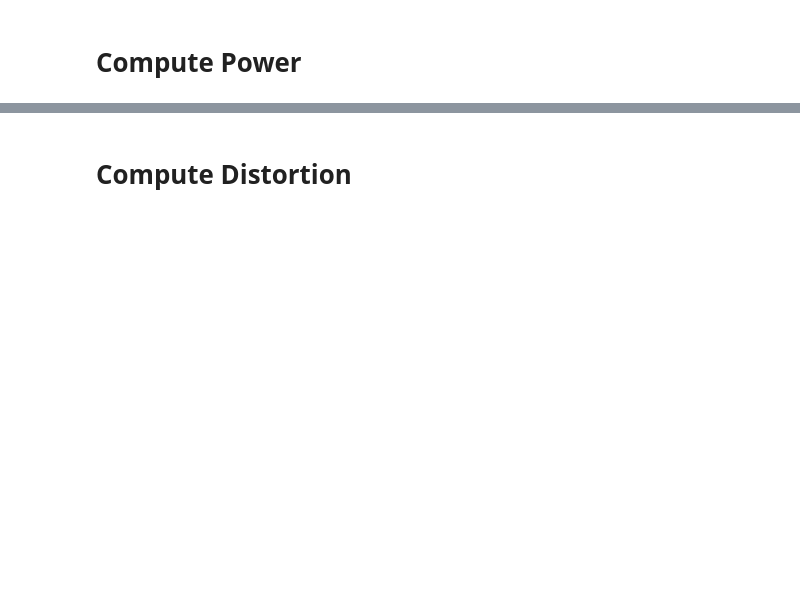
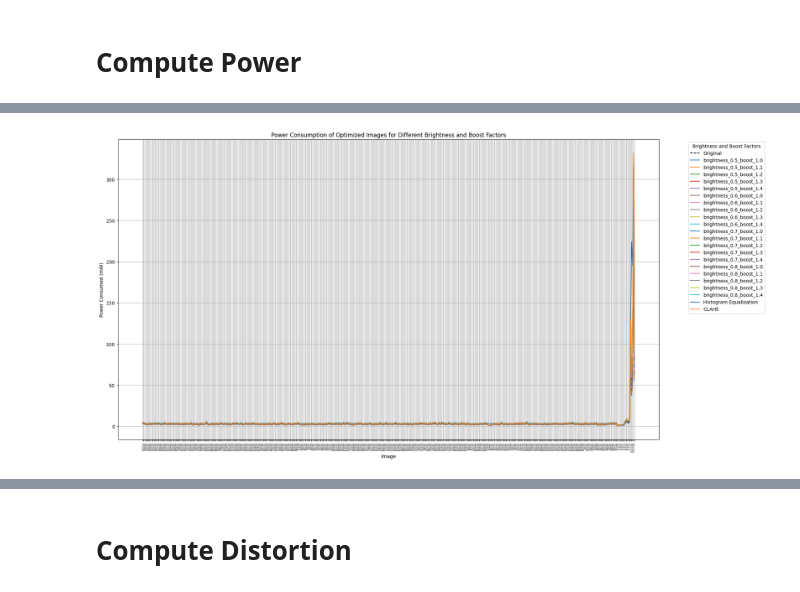
Before and after one commit to akhre/EnergyManagementForIoT, a Jupyter notebook: LAB02/lab2.ipynb, the cells around one changed output, grey strips where cells are left out. Drawn from its saved outputs; the diff is of its cells as text; code cells hidden in the pictures; blank space fills up the shorter version.

```diff
--- a/LAB02/lab2.ipynb
+++ b/LAB02/lab2.ipynb
@@ -152,11 +214,14 @@ def compute_power_pixel(r, g, b):
     return w_r * r**gamma + w_g * g**gamma + w_b * b**gamma # From the slides
 
 
-def compute_power(image_array_rgb):
-    # Receive an image as input and return the power consumption based on the formula on the slides
+def compute_power(img):
+    """
+    Receive an image as input and return the power consumption based on the formula on the slides
+    Works on the R,G,B space of the image
+    The image is saved in the variable image_array
+    """
+    image_array_rgb = np.array(img)
 
-    # Works on the R,G,B space of the image
-    # The image is saved in the variable image_array
 
     # Split the image into the three channels
     red_channel = image_array_rgb[:, :, 0]
@@ -164,17 +229,19 @@ def compute_power(image_array_rgb):
     blue_channel = image_array_rgb[:, :, 2]
 
 
-
     # Apply the function to all pixels
     sum_pixel_power = 0
     height, width = red_channel.shape   # Get the dimensions of the image, assuming all channels have the same dimensions
     for i in range(height):
         for j in range(width):
-            power_per_pixel = compute_power_pixel(red_channel[i, j], green_channel[i, j], blue_channel[i, j])
+            power_per_pixel = compute_power_pixel(
+                red_channel[i, j],
+                green_channel[i, j],
+                blue_channel[i, j])
             sum_pixel_power += power_per_pixel
 
     power_image = w_0 + sum_pixel_power
-    print('Power consumption of the image: ', power_image)
+    # print('Power consumption of the image: ', power_image)
     return power_image
 
 # compute_power(image_array_rgb)
@@ -491,0 +434,34 @@ The higher power saved in percentage is obtained with the image `4.1.02.tiff`: v
+# %%
+"""
+Plot a chart to visualize the power consumption of the optimized images for different brightness and boost factors.
+"""
+
+# File with the results of the analysis:
+results_file_power = "power_consumption_results.csv"
+
+# Read the results file into a pandas dataframe
+df_results = pd.read_csv(results_file_power, sep="; ", engine='python')
+
+# Extract the image names (without the full path)
+df_results['Image'] = df_results['Image'].apply(lambda x: x.split('\\')[-1])
+
+# Set the image names as the index
+df_results.set_index('Image', inplace=True)
+
+# Plot the data
+plt.figure(figsize=(20, 10))
+plt.plot(df_results.index, df_results['Original Power'], label='Original', linestyle='--', color='black')
+for column in df_results.columns[1:]:
+    plt.plot(df_results.index, df_results[column], label=column)
+
+plt.xticks(ticks=range(len(df_results.index)), labels=df_results.index, rotation=90, fontsize=3)
+plt.xlabel('Image')
+plt.ylabel('Power Consumed (mW)')
+plt.title('Power Consumption of Optimized Images for Different Brightness and Boost Factors')
+plt.legend(title='Brightness and Boost Factors', bbox_to_anchor=(1.05, 1), loc='upper left')
+# plt.xticks(rotation=90)
+plt.grid(True)
+plt.tight_layout()
+plt.show()
+# %% [output]
+[figure, added]
```
Also changed, not shown: parts of 70 cells of this notebook.
